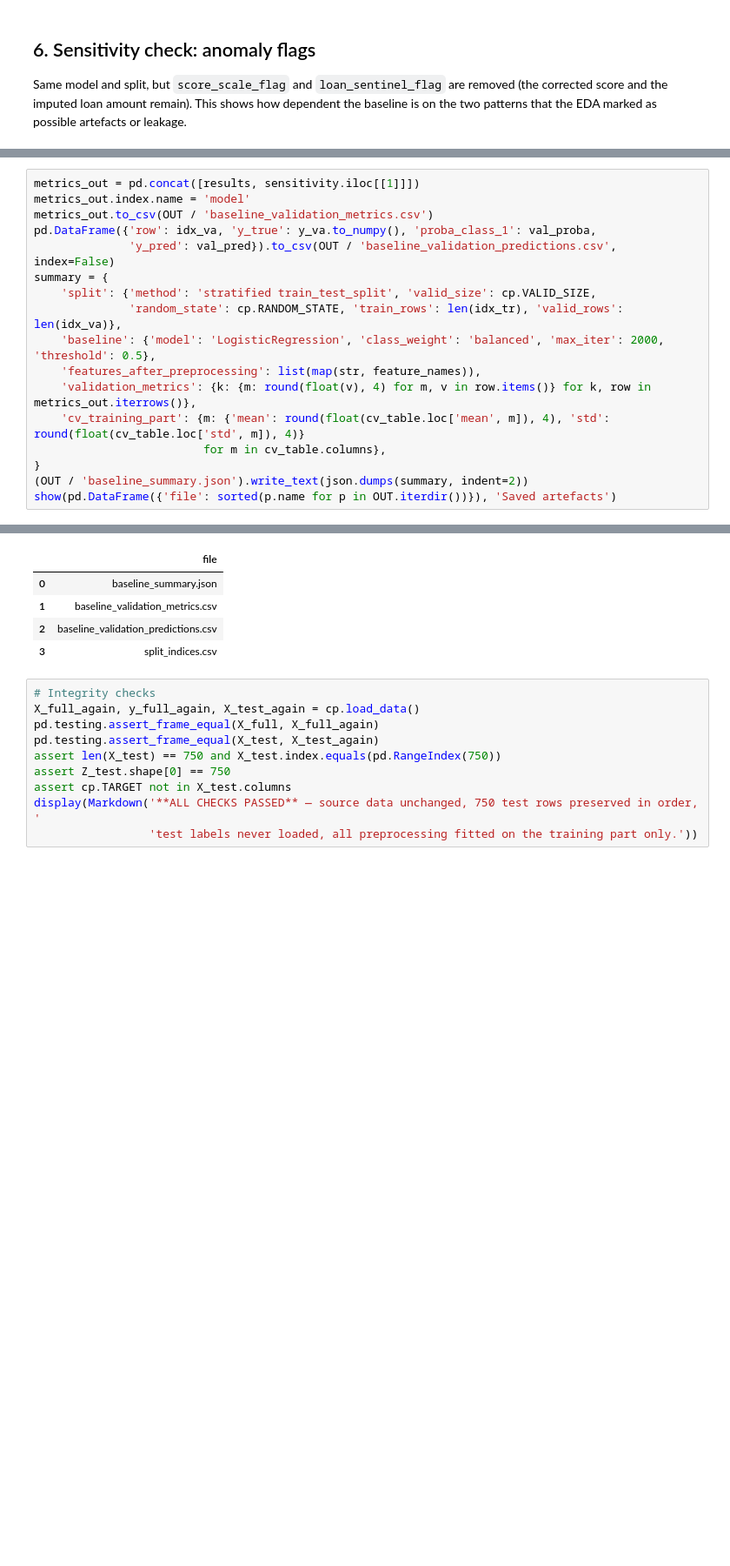
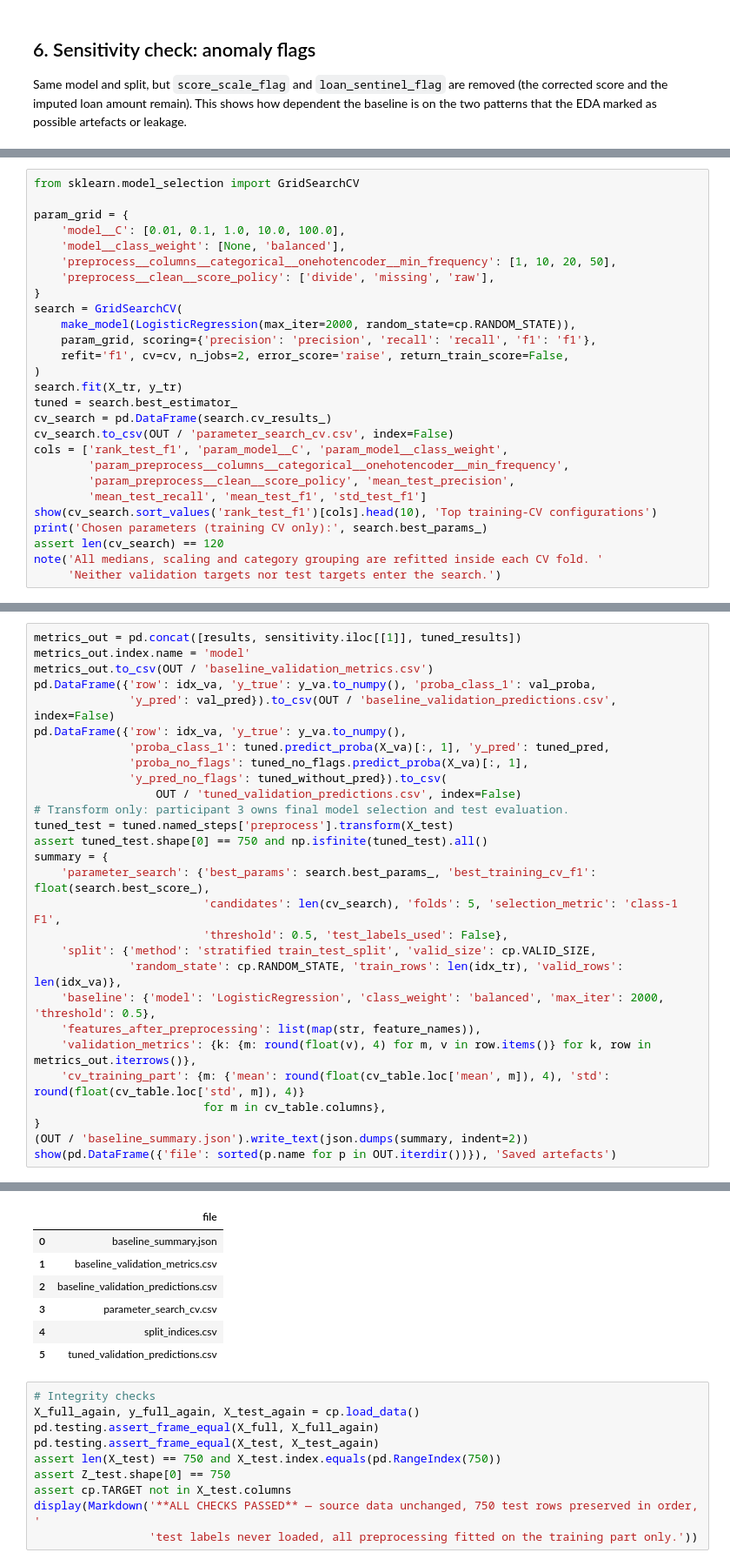
Before and after one commit to dench1k1ng/ml_midterm, a Jupyter notebook: Participant2_Preprocessing_Baseline.ipynb, the cells around one changed output, grey strips where cells are left out. Shown at 87% size. Cells and saved outputs as stored; diff of their text form; blank space fills up the shorter version.

Commit message:
Complete participant 2 baseline with training-only parameter search

```diff
--- a/Participant2_Preprocessing_Baseline.ipynb
+++ b/Participant2_Preprocessing_Baseline.ipynb
@@ -313,0 +334,27 @@ note(f'Removing the two flags changes validation F1 by {-drop:+.3f}. A large sha
+# %%
+from sklearn.model_selection import GridSearchCV
+
+param_grid = {
+    'model__C': [0.01, 0.1, 1.0, 10.0, 100.0],
+    'model__class_weight': [None, 'balanced'],
+    'preprocess__columns__categorical__onehotencoder__min_frequency': [1, 10, 20, 50],
+    'preprocess__clean__score_policy': ['divide', 'missing', 'raw'],
+}
+search = GridSearchCV(
+    make_model(LogisticRegression(max_iter=2000, random_state=cp.RANDOM_STATE)),
+    param_grid, scoring={'precision': 'precision', 'recall': 'recall', 'f1': 'f1'},
+    refit='f1', cv=cv, n_jobs=2, error_score='raise', return_train_score=False,
+)
+search.fit(X_tr, y_tr)
+tuned = search.best_estimator_
+cv_search = pd.DataFrame(search.cv_results_)
+cv_search.to_csv(OUT / 'parameter_search_cv.csv', index=False)
+cols = ['rank_test_f1', 'param_model__C', 'param_model__class_weight',
+        'param_preprocess__columns__categorical__onehotencoder__min_frequency',
+        'param_preprocess__clean__score_policy', 'mean_test_precision',
+        'mean_test_recall', 'mean_test_f1', 'std_test_f1']
+show(cv_search.sort_values('rank_test_f1')[cols].head(10), 'Top training-CV configurations')
+print('Chosen parameters (training CV only):', search.best_params_)
+assert len(cv_search) == 120
+note('All medians, scaling and category grouping are refitted inside each CV fold. '
+     'Neither validation targets nor test targets enter the search.')
@@ -335,27 +465,40 @@ choose hyperparameters and thresholds on the training/validation data only; call
 # %%
-metrics_out = pd.concat([results, sensitivity.iloc[[1]]])
+metrics_out = pd.concat([results, sensitivity.iloc[[1]], tuned_results])
 metrics_out.index.name = 'model'
 metrics_out.to_csv(OUT / 'baseline_validation_metrics.csv')
 pd.DataFrame({'row': idx_va, 'y_true': y_va.to_numpy(), 'proba_class_1': val_proba,
               'y_pred': val_pred}).to_csv(OUT / 'baseline_validation_predictions.csv', index=False)
+pd.DataFrame({'row': idx_va, 'y_true': y_va.to_numpy(),
+              'proba_class_1': tuned.predict_proba(X_va)[:, 1], 'y_pred': tuned_pred,
+              'proba_no_flags': tuned_no_flags.predict_proba(X_va)[:, 1],
+              'y_pred_no_flags': tuned_without_pred}).to_csv(
+                  OUT / 'tuned_validation_predictions.csv', index=False)
+# Transform only: participant 3 owns final model selection and test evaluation.
+tuned_test = tuned.named_steps['preprocess'].transform(X_test)
+assert tuned_test.shape[0] == 750 and np.isfinite(tuned_test).all()
 summary = {
+    'parameter_search': {'best_params': search.best_params_, 'best_training_cv_f1': float(search.best_score_),
+                         'candidates': len(cv_search), 'folds': 5, 'selection_metric': 'class-1 F1',
+                         'threshold': 0.5, 'test_labels_used': False},
     'split': {'method': 'stratified train_test_split', 'valid_size': cp.VALID_SIZE,
               'random_state': cp.RANDOM_STATE, 'train_rows': len(idx_tr), 'valid_rows': len(idx_va)},
     'baseline': {'model': 'LogisticRegression', 'class_weight': 'balanced', 'max_iter': 2000, 'threshold': 0.5},
     'features_after_preprocessing': list(map(str, feature_names)),
     'validation_metrics': {k: {m: round(float(v), 4) for m, v in row.items()} for k, row in metrics_out.iterrows()},
     'cv_training_part': {m: {'mean': round(float(cv_table.loc['mean', m]), 4), 'std': round(float(cv_table.loc['std', m]), 4)}
                          for m in cv_table.columns},
 }
 (OUT / 'baseline_summary.json').write_text(json.dumps(summary, indent=2))
 show(pd.DataFrame({'file': sorted(p.name for p in OUT.iterdir())}), 'Saved artefacts')
 # %% [output]
 **Saved artefacts**
 |  | file |
 | 0 | baseline_summary.json |
 | 1 | baseline_validation_metrics.csv |
 | 2 | baseline_validation_predictions.csv |
-| 3 | split_indices.csv |
+| 3 | parameter_search_cv.csv |
+| 4 | split_indices.csv |
+| 5 | tuned_validation_predictions.csv |
 # %%
 # Integrity checks
 X_full_again, y_full_again, X_test_again = cp.load_data()
```
Also changed, not shown: parts of 11 cells of this notebook, 11 other files.
